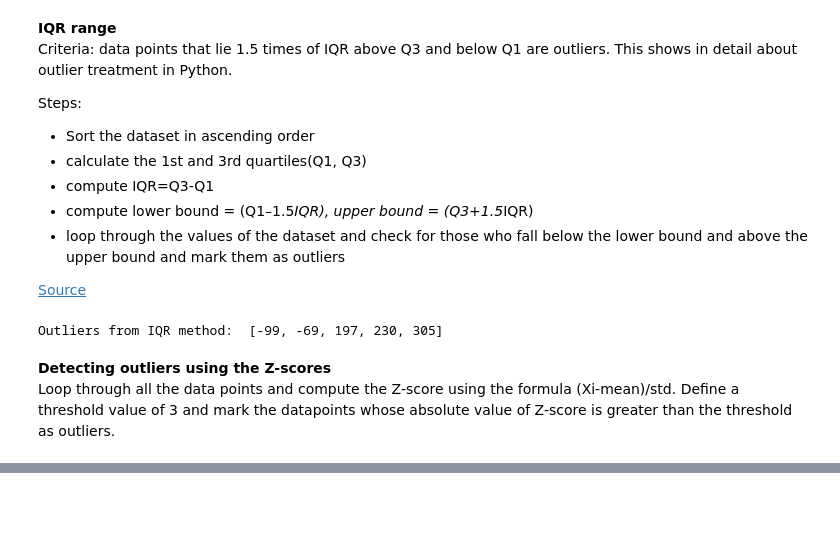
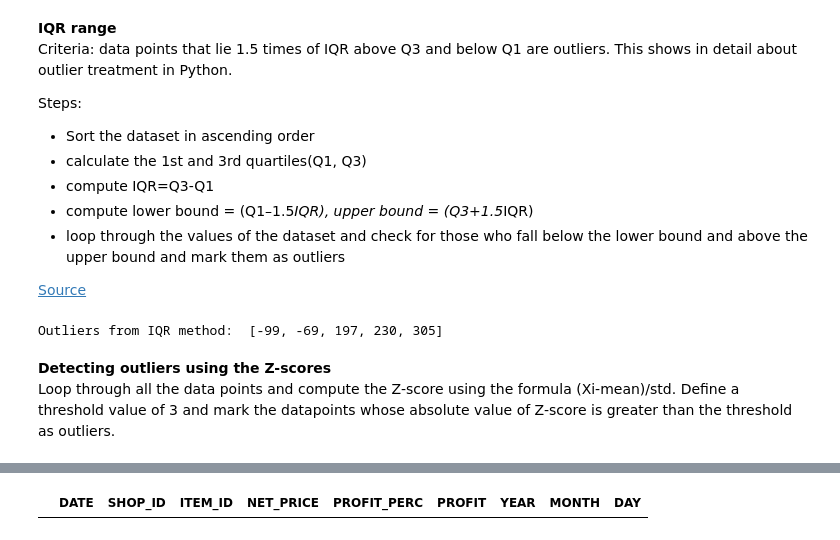
Before and after one commit to miladziekanowska/Data_Analytics, a Jupyter notebook: Pandas_Data_Cleaning.ipynb, the cells around one changed output, grey strips where cells are left out. Cells and saved outputs as stored; diff of their text form; code cells hidden in the pictures; blank space fills up the shorter version.

```diff
--- a/Pandas_Data_Cleaning.ipynb
+++ b/Pandas_Data_Cleaning.ipynb
@@ -602,0 +641,5 @@ Outliers from Z-scores method:  [305, 230]
+# %%
+dupes = sales_df[sales_df.duplicated()]
+dupes #there are no duplicates in this dataset
+# %% [output]
+|  | DATE | SHOP_ID | ITEM_ID | NET_PRICE | PROFIT_PERC | PROFIT | YEAR | MONTH | DAY |
```
Also changed, not shown: parts of 24 cells of this notebook.
